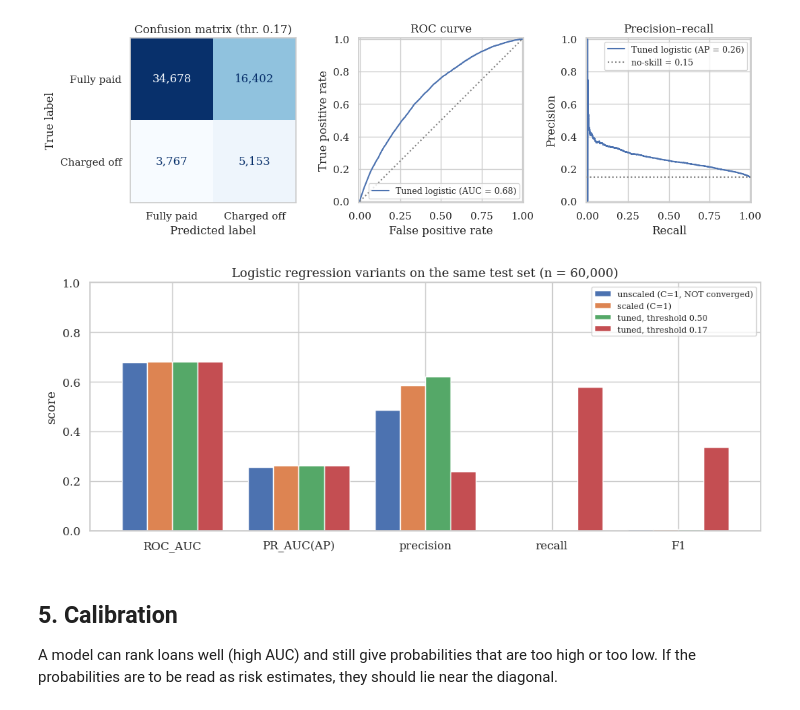
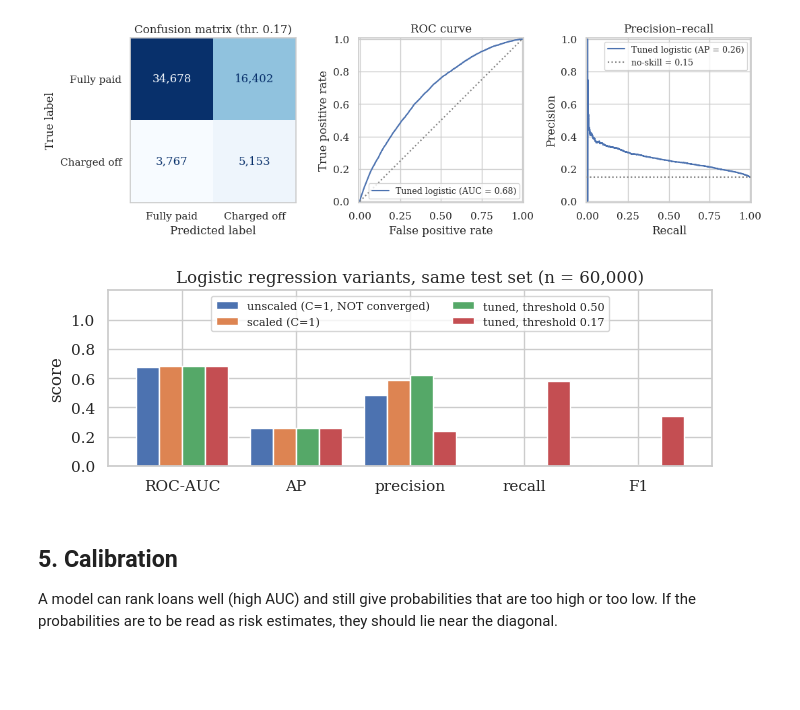
Before and after one commit to bindrickc-dev/LendingClub-Capstone, a Jupyter notebook: Week4_Logistic_Regression_Feature_Scaling.ipynb, the cells around one changed output. Saved outputs shown, nothing was run; the diff lists cells and outputs as text; code cells hidden in the pictures; blank space fills up the shorter version.

Commit message:
Add written conclusions for all weeks, outlier check in Week 2, legible report figures, silence spurious matmul warnings
Co-Authored-By: Claude Opus 5.5 <noreply@anthropic.com>

```diff
--- a/Week4_Logistic_Regression_Feature_Scaling.ipynb
+++ b/Week4_Logistic_Regression_Feature_Scaling.ipynb
@@ -243,12 +243,12 @@ plt.tight_layout(); plt.savefig(FIG_DIR / "fig3_logistic_evaluation.png", dpi=20
 # %%
 # Figure 4 for the report: unscaled vs scaled vs tuned on identical test rows
 plot_cols = ["ROC_AUC", "PR_AUC(AP)", "precision", "recall", "F1"]
-ax = lr_test[plot_cols].T.plot.bar(figsize=(10, 4.2), rot=0, width=0.8)
-ax.set(title=f"Logistic regression variants on the same test set (n = {len(y_te):,})", ylabel="score", ylim=(0, 1))
-ax.legend(fontsize=8, loc="upper right")
+ax = lr_test[plot_cols].T.rename(index={"ROC_AUC": "ROC-AUC", "PR_AUC(AP)": "AP"}).plot.bar(figsize=(7, 2.6), rot=0, width=0.8)
+ax.set(title=f"Logistic regression variants, same test set (n = {len(y_te):,})", ylabel="score", ylim=(0, 1.2), yticks=np.arange(0, 1.01, 0.2))
+ax.legend(fontsize=8, loc="upper center", ncol=2)
 plt.tight_layout(); plt.savefig(FIG_DIR / "fig4_logistic_comparison.png", dpi=200); plt.show()
 # %% [output]
-[figure, old version]
+[figure, new version]
 # %% [markdown]
 ## 5. Calibration
 
```
Also changed, not shown: parts of 3 cells of this notebook, 5 other files.
